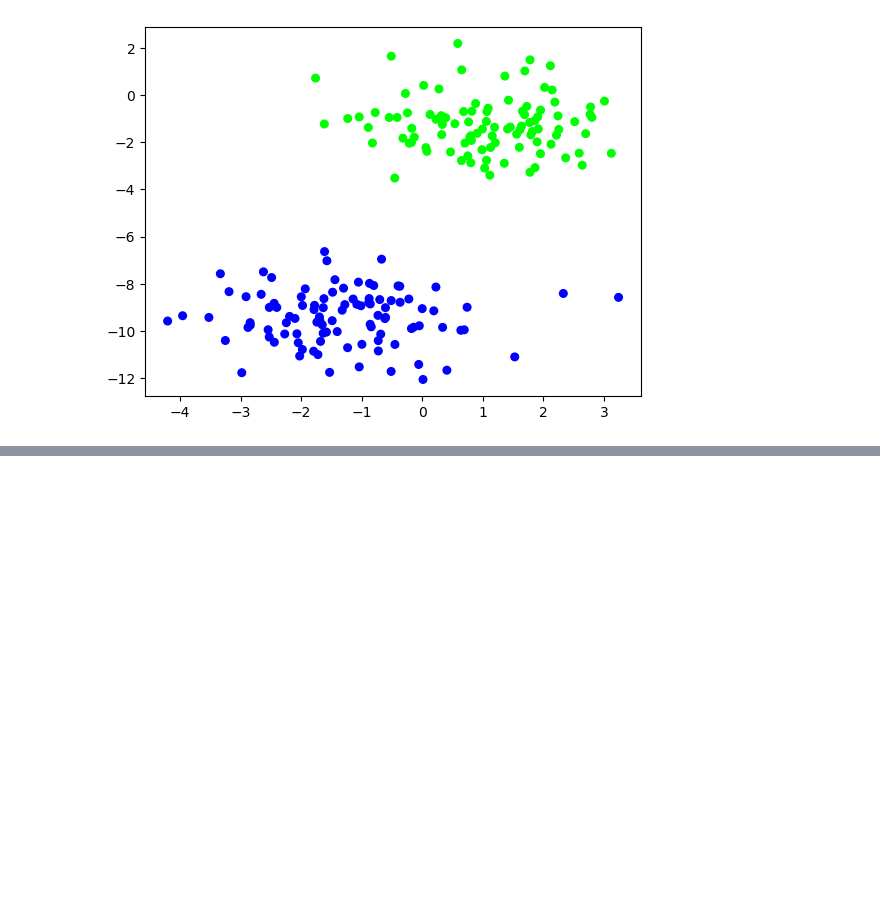
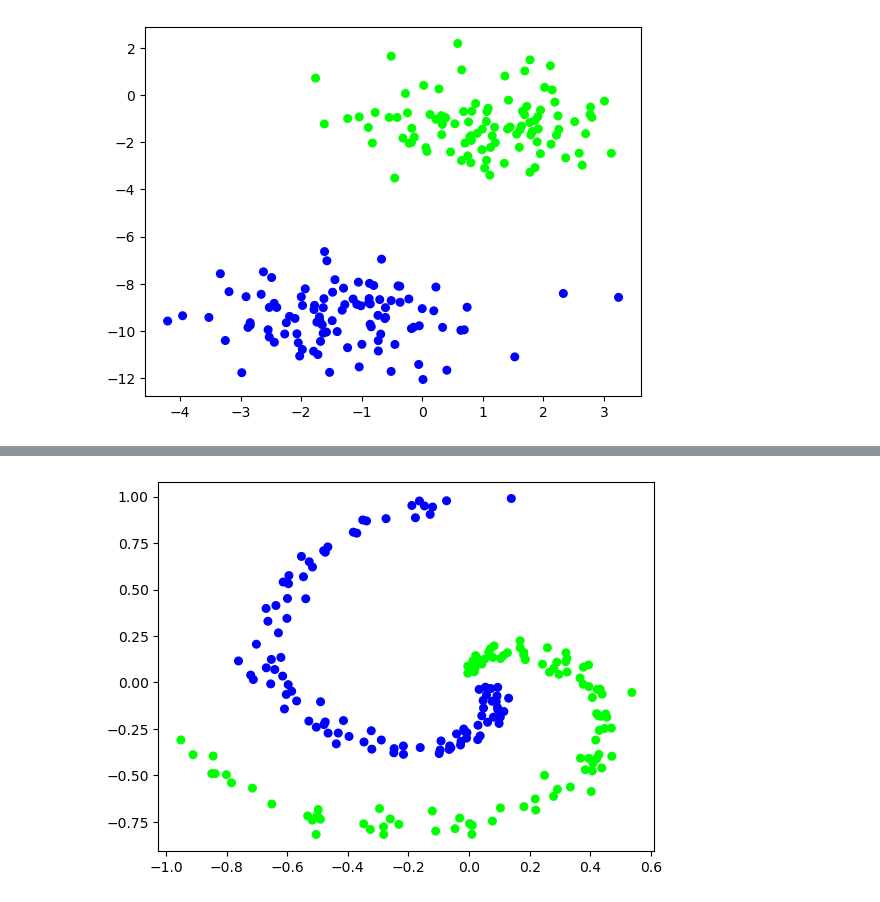
Before and after one commit to thomasjenny/neural_networks_basics, a Jupyter notebook: Neural_Networks.ipynb, the cells around one changed output, grey strips where cells are left out. Drawn from its saved outputs; the diff is of its cells as text; code cells hidden in the pictures; blank space fills up the shorter version.

```diff
--- a/Neural_Networks.ipynb
+++ b/Neural_Networks.ipynb
@@ -294,0 +338,43 @@ plot_perceptron(X_test, y_test, weights_learned, bias_learned)
+# %%
+def generate_spiral_dataset(N, D, K):
+    """Generate a spiral dataset.
+
+    Args:
+    N -- Number of points per class (integer)
+    D -- Number of dimensions (integer)
+    K -- Number of classes (integer)
+    """
+    # Calculate the rotation
+    rotation = np.pi * 2 * 2
+
+    # Generate data points for each class
+    for k in range(K):
+        # Create empty arrays during the first iteration of the loop
+        if k == 0:
+            # Create empty 2-dimensional array for the synthetic data points.
+            # Dimension 1 = size N*K, dimension 2 = size D
+            X = np.zeros((N*K, D))
+            # Create empty 1-dimensional array for class labes of size N*K
+            y = np.zeros(N*K, dtype="uint8")
+
+        # Generate N evenly spaced numbers in interval [0.05,1]
+        radius = np.linspace(0.05, 1, N)
+        # Calculate the angle
+        theta = np.linspace((k-1)*rotation/(K+1-K%2), k*rotation/(K+1-K%2), N) + np.random.randn(N)*0.2
+        # Get range of current class
+        current_class_range = range(N*k, N*(k+1))
+
+        # Calculate data point coordinates and concatenate the two arrays along the second axis.
+        X[current_class_range] = np.c_[radius*np.sin(theta), radius*np.cos(theta)]
+        # Fill label array with class labels
+        y[current_class_range] = k
+
+    return X, y
+# %%
+np.random.seed(1)
+X_spiral, y_spiral = generate_spiral_dataset(100, 2, 2)
+
+plt.scatter(X_spiral[:, 0], X_spiral[:, 1], c = y_spiral, s = 30, cmap = plt.cm.brg)
+plt.show()
+# %% [output]
+[figure, added]
```
Also changed, not shown: parts of 33 cells of this notebook.
